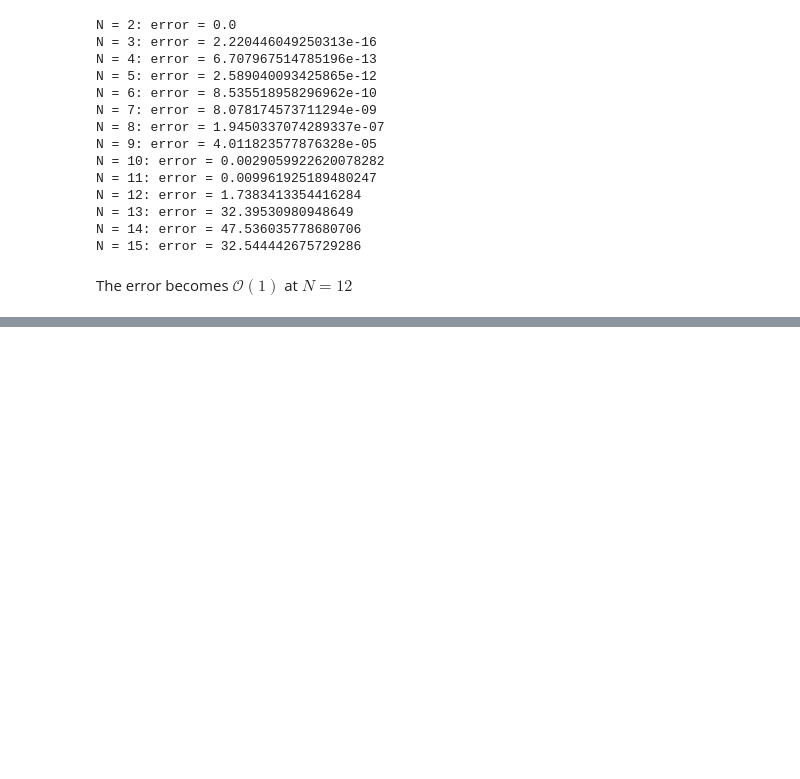
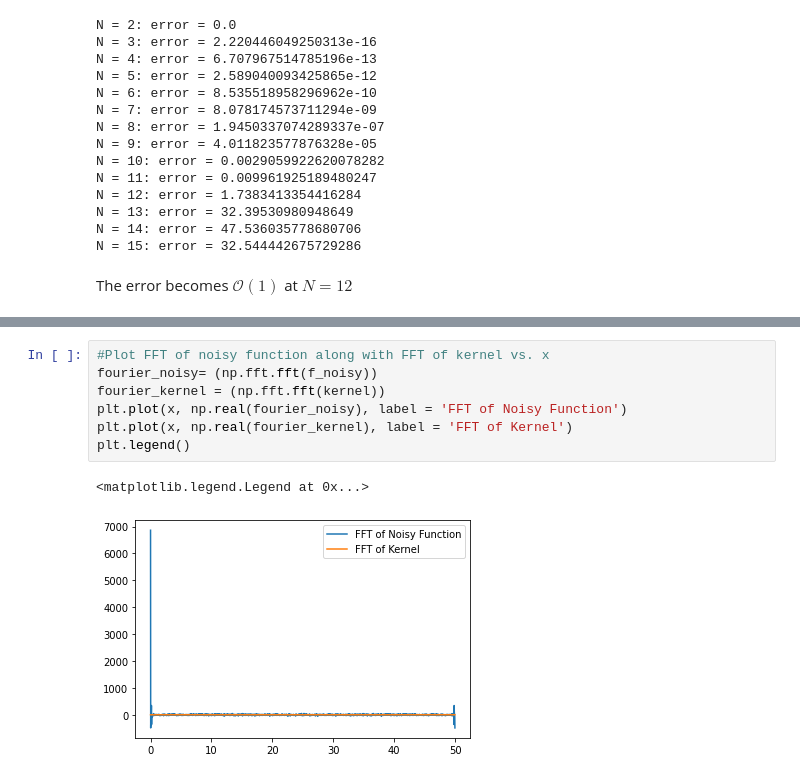
Before and after one commit to SudatKhan/astro_390, a Jupyter notebook: homework4.ipynb, the cells around one changed output, grey strips where cells are left out. Saved outputs shown, nothing was run; the diff lists cells and outputs as text; blank space fills up the shorter version.

```diff
--- a/homework4.ipynb
+++ b/homework4.ipynb
@@ -111,0 +130,10 @@ The error becomes $\mathcal{O}(1)$ at $N = 12$
+# %%
+#Plot FFT of noisy function along with FFT of kernel vs. x
+fourier_noisy= (np.fft.fft(f_noisy))
+fourier_kernel = (np.fft.fft(kernel))
+plt.plot(x, np.real(fourier_noisy), label = 'FFT of Noisy Function')
+plt.plot(x, np.real(fourier_kernel), label = 'FFT of Kernel')
+plt.legend()
+# %% [output]
+<matplotlib.legend.Legend at 0x...>
+[figure, added]
```
Also changed, not shown: parts of 5 cells of this notebook.
